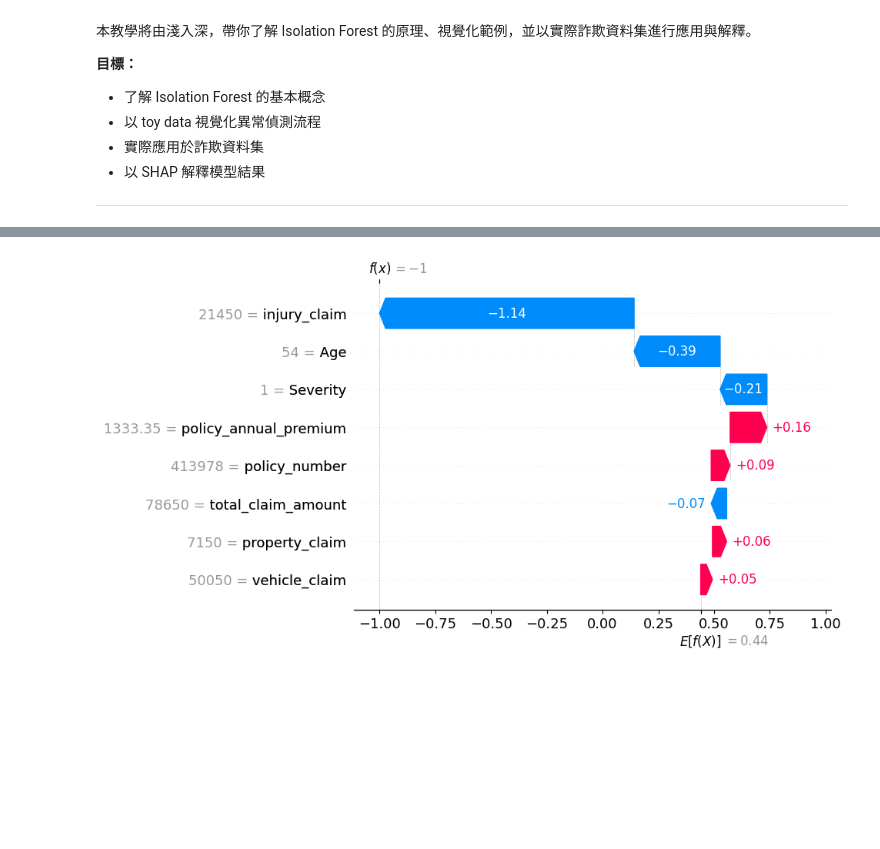
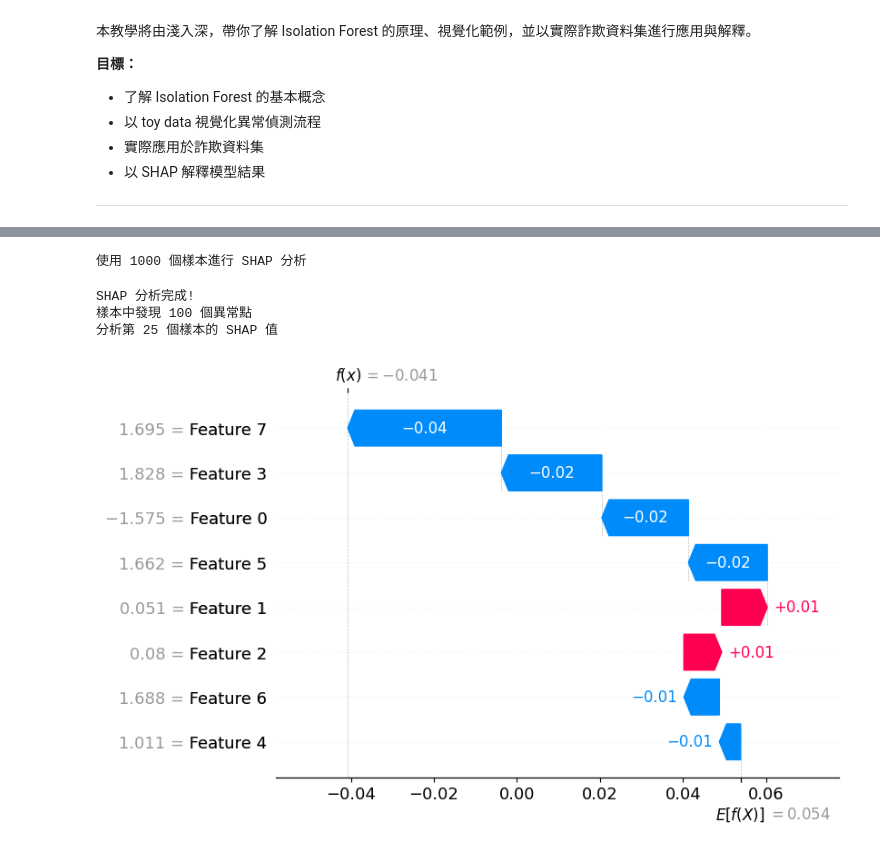
Before and after one commit to jonascheng/anomalyebook, a Jupyter notebook: 05_iforest-fraud-detection.ipynb, the cells around one changed output, grey strips where cells are left out. Saved outputs shown, nothing was run; the diff lists cells and outputs as text; code cells hidden in the pictures; blank space fills up the shorter version.

```diff
--- a/05_iforest-fraud-detection.ipynb
+++ b/05_iforest-fraud-detection.ipynb
@@ -136,11 +542,45 @@ SHAP 能夠告訴我們哪些特徵對於某筆資料被判定為異常有最大
 # %%
 import shap
+
+# 準備 SHAP 解釋器
+# 注意：對於大數據集，我們使用樣本進行 SHAP 分析以提高效率
+sample_size = min(1000, len(data_scaled))
+sample_indices = np.random.choice(len(data_scaled), sample_size, replace=False)
+data_sample = data_scaled[sample_indices]
+
+print(f"使用 {sample_size} 個樣本進行 SHAP 分析")
+
 # 建立 SHAP explainer
-explainer = shap.Explainer(model.predict, data)
-shap_values = explainer(data)
+# 使用 decision_function 而非 predict 來獲得連續的異常分數
+explainer = shap.Explainer(main_model.decision_function, data_sample)
+shap_values = explainer(data_sample)
 
-# 視覺化第一筆異常資料的 SHAP 值
-anomaly_idx = df[df['Prediction'] == -1].index[0]
-shap.plots.waterfall(shap_values[anomaly_idx])
+print("SHAP 分析完成!")
+
+# 找出異常樣本在樣本中的索引
+anomaly_indices_in_sample = []
+sample_predictions = main_model.predict(data_sample)
+for i, pred in enumerate(sample_predictions):
+    if pred == -1:
+        anomaly_indices_in_sample.append(i)
+
+if len(anomaly_indices_in_sample) > 0:
+    print(f"樣本中發現 {len(anomaly_indices_in_sample)} 個異常點")
+
+    # 視覺化第一個異常樣本的 SHAP 值
+    first_anomaly_idx = anomaly_indices_in_sample[0]
+    print(f"分析第 {first_anomaly_idx} 個樣本的 SHAP 值")
+
+    # 瀑布圖 - 顯示單個預測的特徵貢獻
+    shap.plots.waterfall(shap_values[first_anomaly_idx], max_display=10)
+
+else:
+    print("樣本中沒有發現異常點，使用異常分數最低的樣本進行分析")
+    min_score_idx = np.argmin(explainer(data_sample).values.sum(axis=1))
+    shap.plots.waterfall(shap_values[min_score_idx], max_display=10)
 # %% [output]
+使用 1000 個樣本進行 SHAP 分析
+SHAP 分析完成!
+樣本中發現 100 個異常點
+分析第 25 個樣本的 SHAP 值
-[figure, old version]
+[figure, new version]
```
Also changed, not shown: parts of 16 cells of this notebook, 1 other file.
